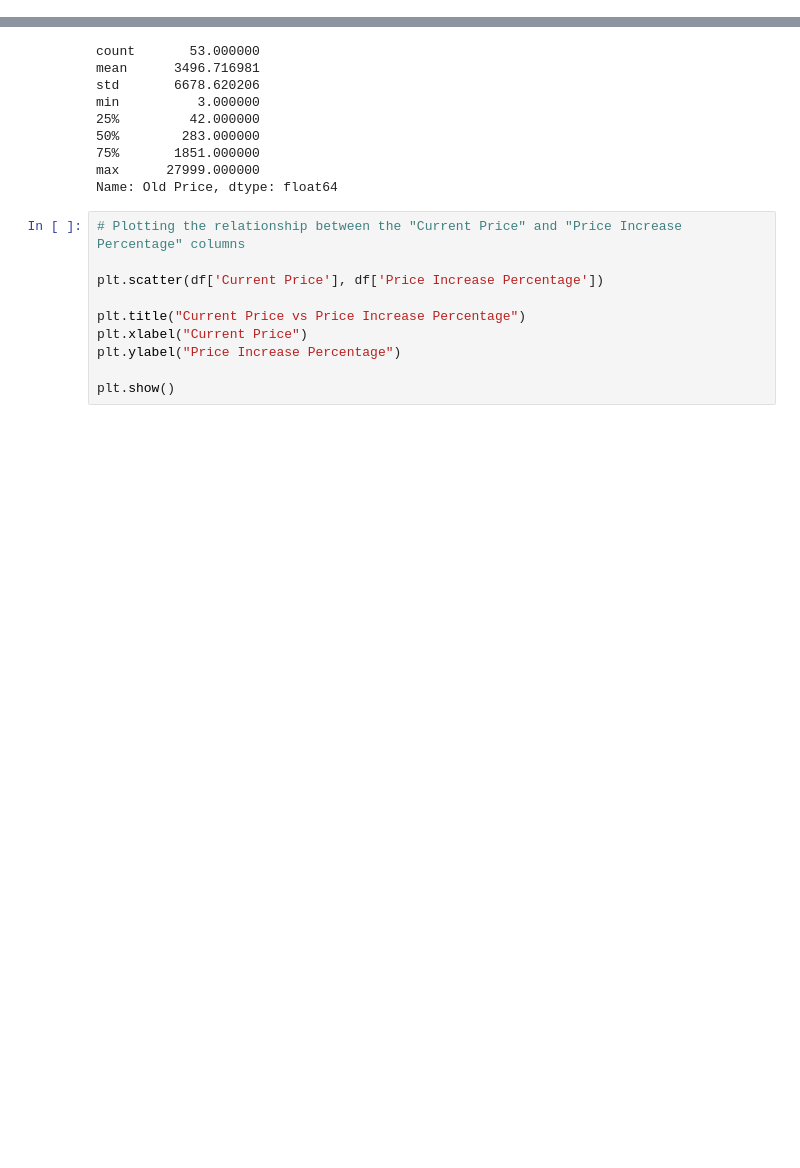
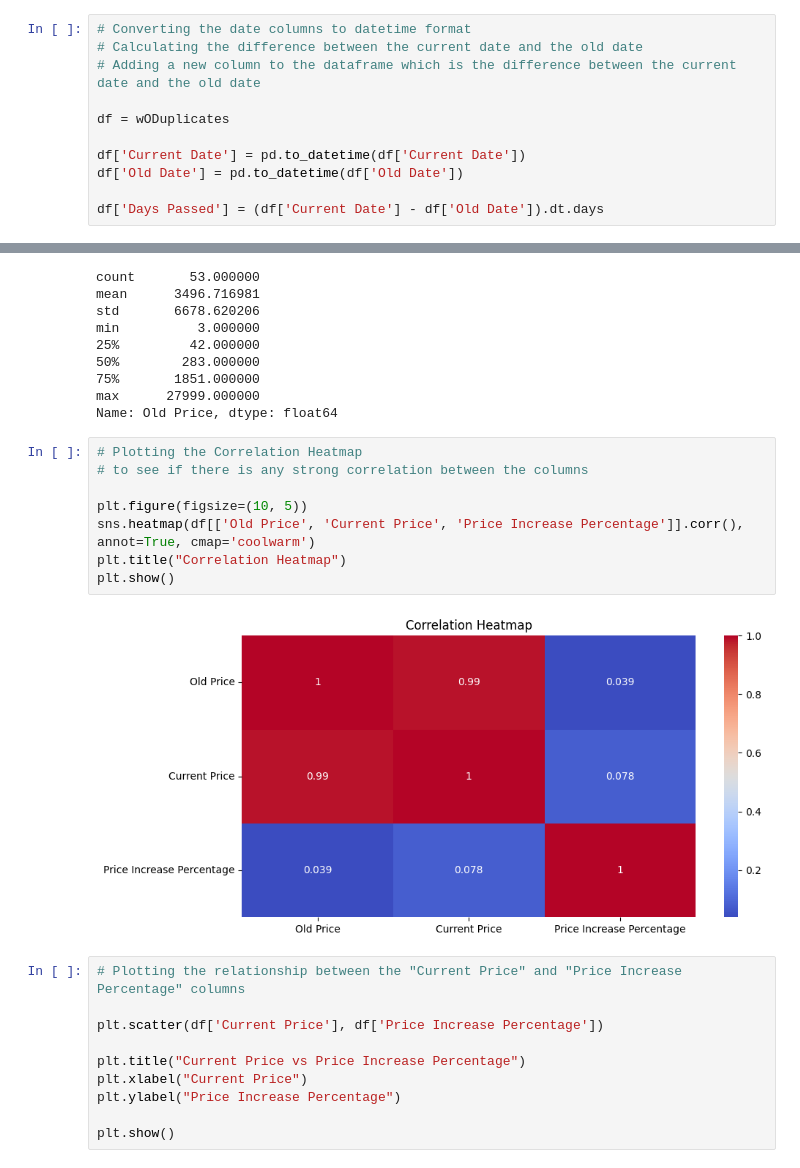
Before and after one commit to aydinaydemir/CS210_Project, a Jupyter notebook: analysis/data-analysis.ipynb, the cells around one changed output, grey strips where cells are left out. Drawn from its saved outputs; the diff is of its cells as text; blank space fills up the shorter version.

```diff
--- a/analysis/data-analysis.ipynb
+++ b/analysis/data-analysis.ipynb
@@ -63,6 +73,17 @@ numDoubleCheck = doubleCheckDf.sum()
 print("After double checking, number of duplicated rows: ", numDoubleCheck)
 # %% [output]
 After double checking, number of duplicated rows:  0
+# %%
+# Converting the date columns to datetime format
+# Calculating the difference between the current date and the old date
+# Adding a new column to the dataframe which is the difference between the current date and the old date
+
+df = wODuplicates
+
+df['Current Date'] = pd.to_datetime(df['Current Date'])
+df['Old Date'] = pd.to_datetime(df['Old Date'])
+
+df['Days Passed'] = (df['Current Date'] - df['Old Date']).dt.days
 # %%
 # After cleaning the dataset, Exploring the dataset
 
@@ -190,6 +209,16 @@ min          3.000000
 75%       1851.000000
 max      27999.000000
 Name: Old Price, dtype: float64
+# %%
+# Plotting the Correlation Heatmap
+# to see if there is any strong correlation between the columns
+
+plt.figure(figsize=(10, 5))
+sns.heatmap(df[['Old Price', 'Current Price', 'Price Increase Percentage']].corr(), annot=True, cmap='coolwarm')
+plt.title("Correlation Heatmap")
+plt.show()
+# %% [output]
+[figure, added]
 # %%
 # Plotting the relationship between the "Current Price" and "Price Increase Percentage" columns
 
```
Also changed, not shown: parts of 2 cells of this notebook.
